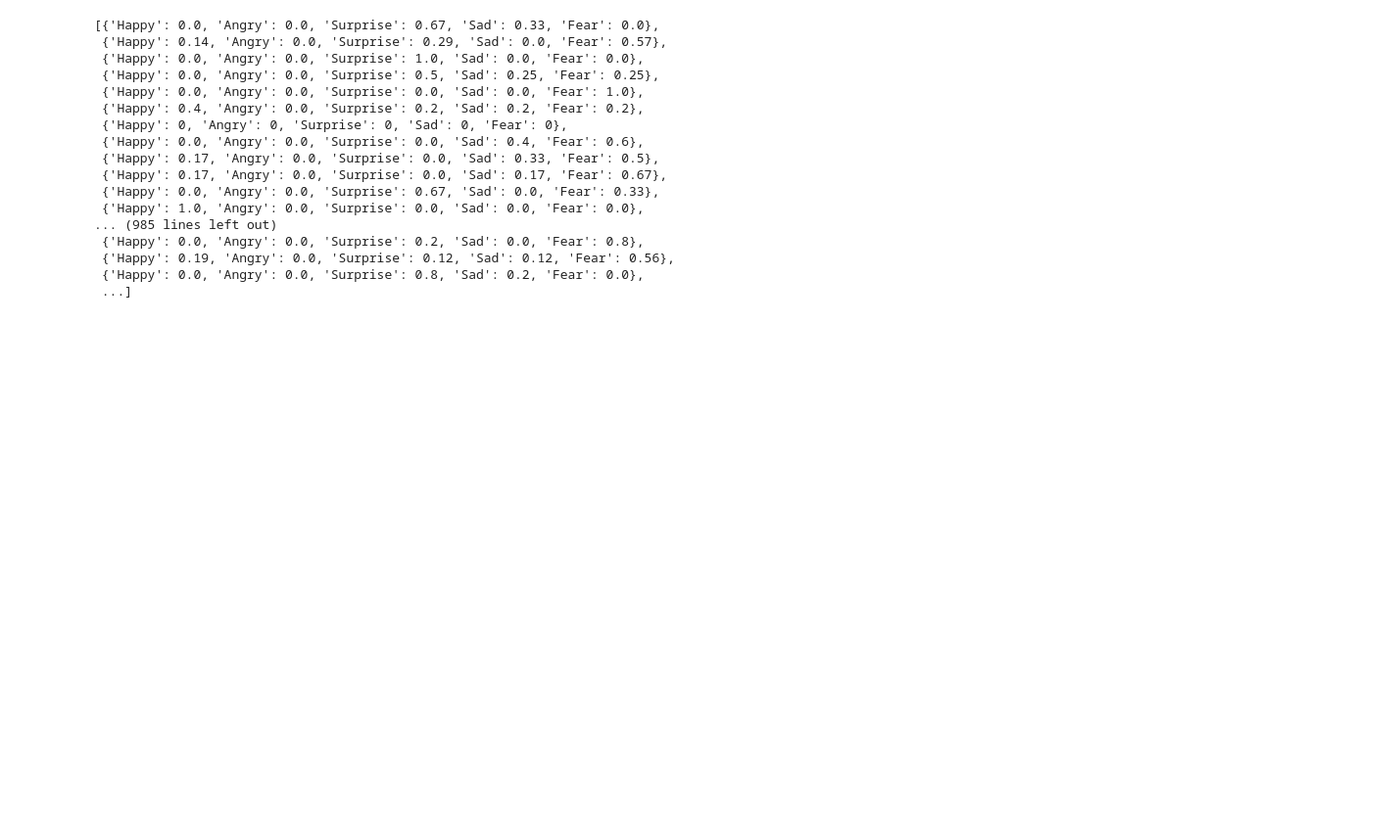
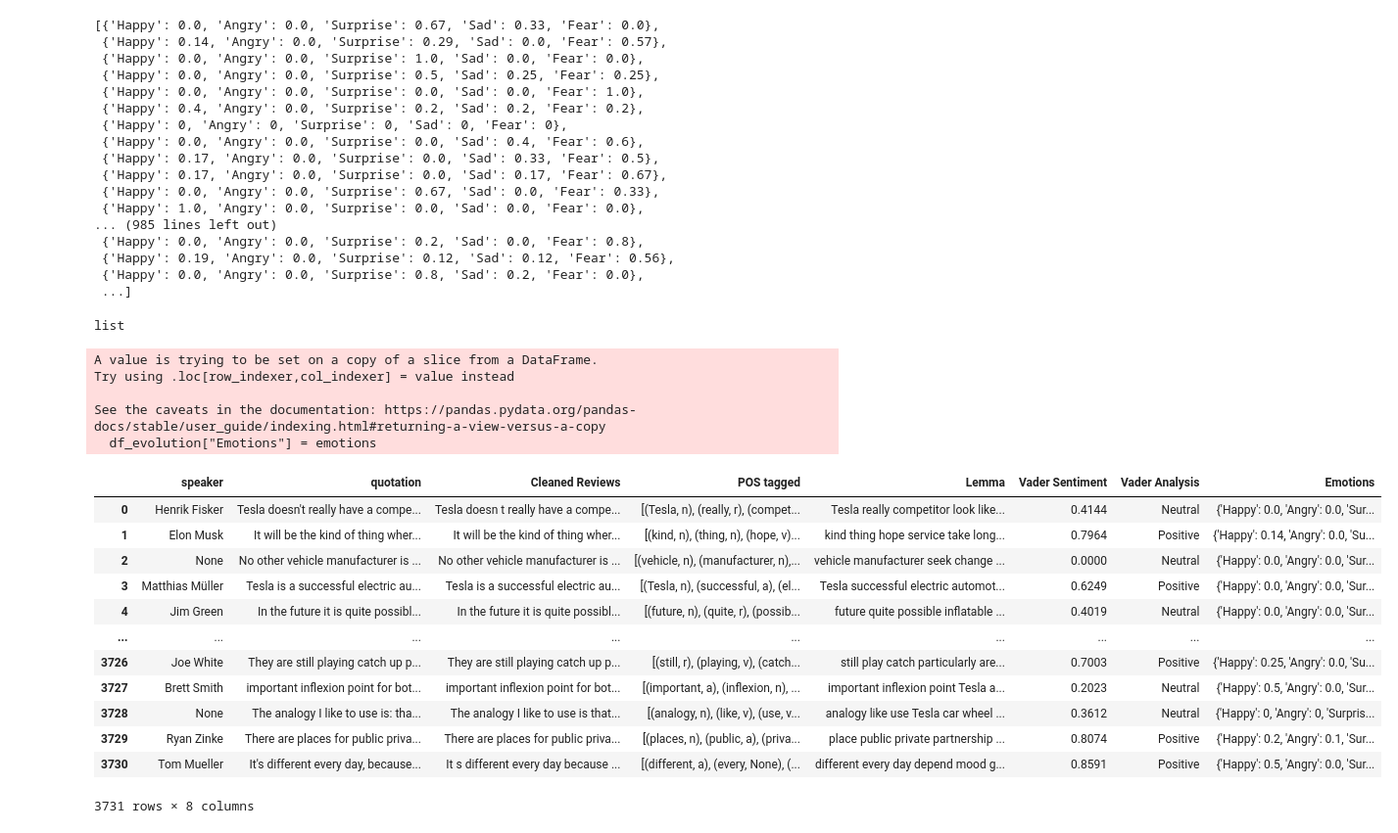
Before and after one commit to epfl-ada/ada-2021-project-les-quatre-neurones, a Jupyter notebook: emotion_processing.ipynb, the cells around one changed output. Shown at 98% size. Drawn from its saved outputs; the diff is of its cells as text; code cells hidden in the pictures; blank space fills up the shorter version.

Commit message:
Update emotions

```diff
--- a/emotion_processing.ipynb
+++ b/emotion_processing.ipynb
@@ -239,3 +253,31 @@ emotions
  {'Happy': 0.19, 'Angry': 0.0, 'Surprise': 0.12, 'Sad': 0.12, 'Fear': 0.56},
  {'Happy': 0.0, 'Angry': 0.0, 'Surprise': 0.8, 'Sad': 0.2, 'Fear': 0.0},
  ...]
+# %%
+type(emotions)
+# %% [output]
+list
+# %%
+df_evolution["Emotions"] = emotions
+# %% [output]
+A value is trying to be set on a copy of a slice from a DataFrame.
+Try using .loc[row_indexer,col_indexer] = value instead
+
+See the caveats in the documentation: https://pandas.pydata.org/pandas-docs/stable/user_guide/indexing.html#returning-a-view-versus-a-copy
+  df_evolution["Emotions"] = emotions
+# %%
+df_evolution
+# %% [output]
+|  | speaker | quotation | Cleaned Reviews | POS tagged | Lemma | Vader Sentiment | Vader Analysis | Emotions |
+| 0 | Henrik Fisker | Tesla doesn't really have a compe... | Tesla doesn t really have a compe... | [(Tesla, n), (really, r), (compet... | Tesla really competitor look like... | 0.4144 | Neutral | {'Happy': 0.0, 'Angry': 0.0, 'Sur... |
+| 1 | Elon Musk | It will be the kind of thing wher... | It will be the kind of thing wher... | [(kind, n), (thing, n), (hope, v)... | kind thing hope service take long... | 0.7964 | Positive | {'Happy': 0.14, 'Angry': 0.0, 'Su... |
+| 2 | None | No other vehicle manufacturer is ... | No other vehicle manufacturer is ... | [(vehicle, n), (manufacturer, n),... | vehicle manufacturer seek change ... | 0.0000 | Neutral | {'Happy': 0.0, 'Angry': 0.0, 'Sur... |
+| 3 | Matthias Müller | Tesla is a successful electric au... | Tesla is a successful electric au... | [(Tesla, n), (successful, a), (el... | Tesla successful electric automot... | 0.6249 | Positive | {'Happy': 0.0, 'Angry': 0.0, 'Sur... |
+| 4 | Jim Green | In the future it is quite possibl... | In the future it is quite possibl... | [(future, n), (quite, r), (possib... | future quite possible inflatable ... | 0.4019 | Neutral | {'Happy': 0.0, 'Angry': 0.0, 'Sur... |
+| ... | ... | ... | ... | ... | ... | ... | ... | ... |
+| 3726 | Joe White | They are still playing catch up p... | They are still playing catch up p... | [(still, r), (playing, v), (catch... | still play catch particularly are... | 0.7003 | Positive | {'Happy': 0.25, 'Angry': 0.0, 'Su... |
+| 3727 | Brett Smith | important inflexion point for bot... | important inflexion point for bot... | [(important, a), (inflexion, n), ... | important inflexion point Tesla a... | 0.2023 | Neutral | {'Happy': 0.5, 'Angry': 0.0, 'Sur... |
+| 3728 | None | The analogy I like to use is: tha... | The analogy I like to use is that... | [(analogy, n), (like, v), (use, v... | analogy like use Tesla car wheel ... | 0.3612 | Neutral | {'Happy': 0, 'Angry': 0, 'Surpris... |
+| 3729 | Ryan Zinke | There are places for public priva... | There are places for public priva... | [(places, n), (public, a), (priva... | place public private partnership ... | 0.8074 | Positive | {'Happy': 0.2, 'Angry': 0.1, 'Sur... |
+| 3730 | Tom Mueller | It's different every day, because... | It s different every day because ... | [(different, a), (every, None), (... | different every day depend mood g... | 0.8591 | Positive | {'Happy': 0.5, 'Angry': 0.0, 'Sur... |
+3731 rows × 8 columns
```
Also changed, not shown: parts of 8 cells of this notebook.
